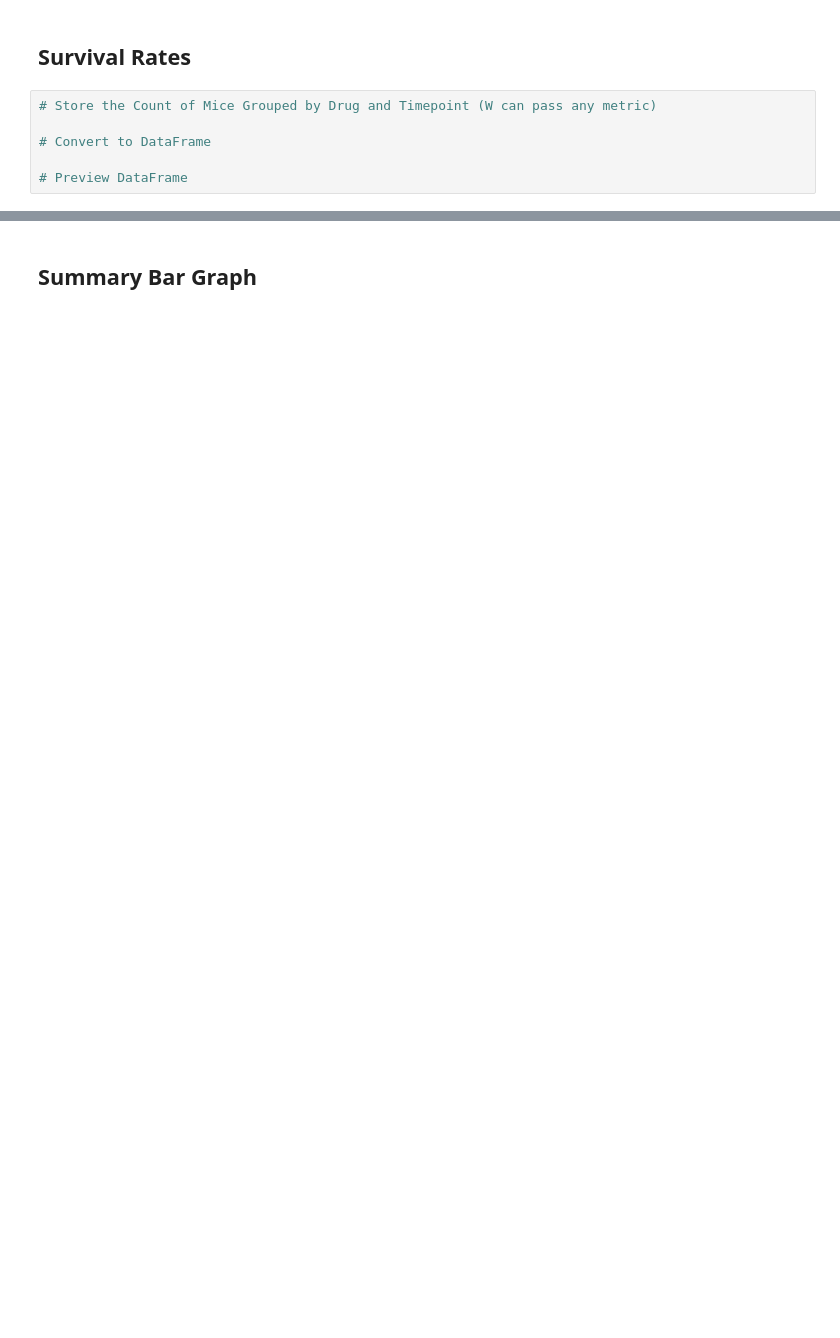
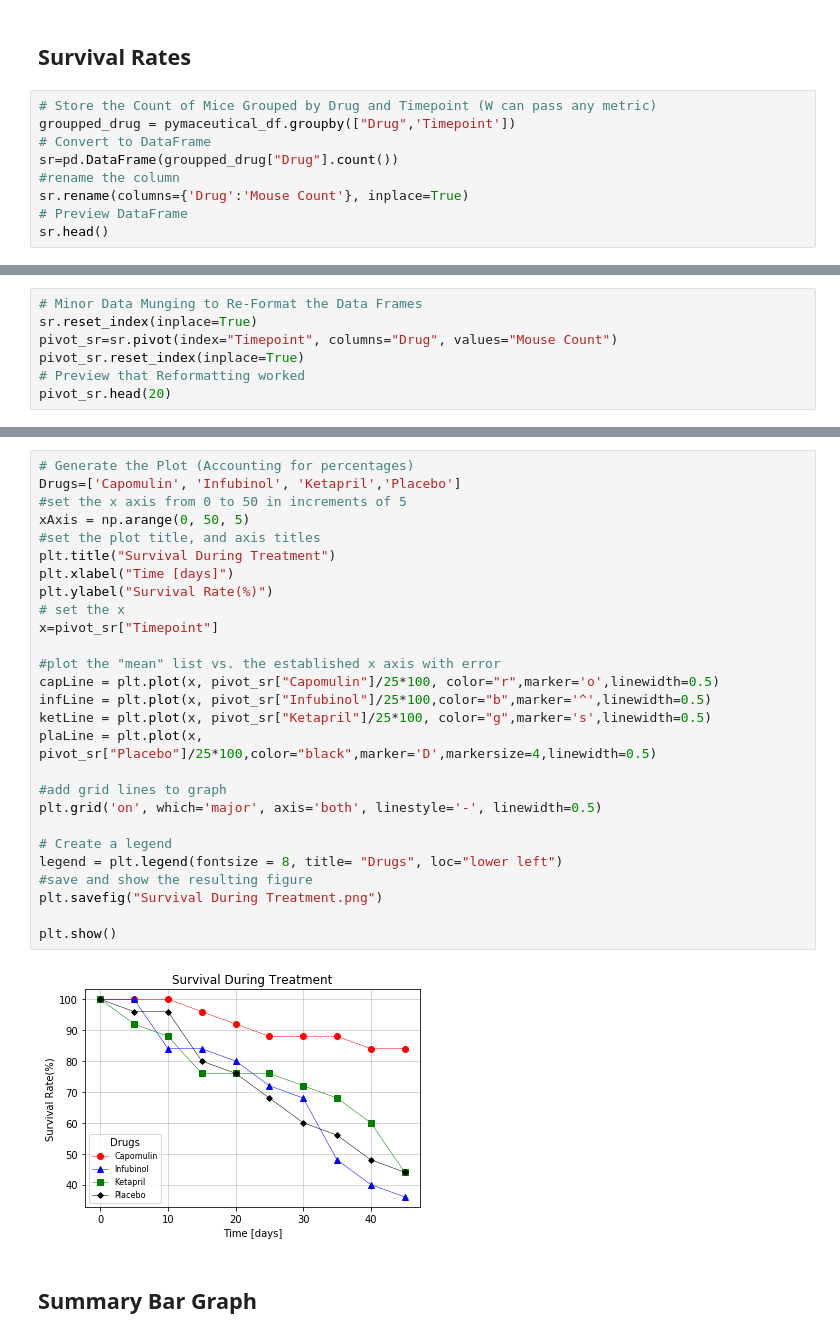
Before and after one commit to chyu1302/Matplotlib, a Jupyter notebook: Pymaceuticals.ipynb, the cells around one changed output, grey strips where cells are left out. Drawn from its saved outputs; the diff is of its cells as text; blank space fills up the shorter version.

```diff
--- a/Pymaceuticals.ipynb
+++ b/Pymaceuticals.ipynb
@@ -151,7 +244,10 @@ plt.show()
 ## Survival Rates
 # %%
 # Store the Count of Mice Grouped by Drug and Timepoint (W can pass any metric)
-
+groupped_drug = pymaceutical_df.groupby(["Drug",'Timepoint'])
 # Convert to DataFrame
-
+sr=pd.DataFrame(groupped_drug["Drug"].count())
+#rename the column
+sr.rename(columns={'Drug':'Mouse Count'}, inplace=True)
 # Preview DataFrame
+sr.head()
@@ -188,0 +262,7 @@ plt.show()
+# %%
+# Minor Data Munging to Re-Format the Data Frames
+sr.reset_index(inplace=True)
+pivot_sr=sr.pivot(index="Timepoint", columns="Drug", values="Mouse Count")
+pivot_sr.reset_index(inplace=True)
+# Preview that Reformatting worked
+pivot_sr.head(20)
@@ -189,3 +281,32 @@ plt.show()
+# %%
+# Generate the Plot (Accounting for percentages)
+Drugs=['Capomulin', 'Infubinol', 'Ketapril','Placebo']
+#set the x axis from 0 to 50 in increments of 5
+xAxis = np.arange(0, 50, 5)
+#set the plot title, and axis titles
+plt.title("Survival During Treatment")
+plt.xlabel("Time [days]")
+plt.ylabel("Survival Rate(%)")
+# set the x
+x=pivot_sr["Timepoint"]
+
+#plot the "mean" list vs. the established x axis with error
+capLine = plt.plot(x, pivot_sr["Capomulin"]/25*100, color="r",marker='o',linewidth=0.5)
+infLine = plt.plot(x, pivot_sr["Infubinol"]/25*100,color="b",marker='^',linewidth=0.5)
+ketLine = plt.plot(x, pivot_sr["Ketapril"]/25*100, color="g",marker='s',linewidth=0.5)
+plaLine = plt.plot(x, pivot_sr["Placebo"]/25*100,color="black",marker='D',markersize=4,linewidth=0.5)
+
+#add grid lines to graph
+plt.grid('on', which='major', axis='both', linestyle='-', linewidth=0.5)
+
+# Create a legend
+legend = plt.legend(fontsize = 8, title= "Drugs", loc="lower left")
+#save and show the resulting figure
+plt.savefig("Survival During Treatment.png")
+
+plt.show()
+# %% [output]
+[figure, added]
 # %% [markdown]
 ## Summary Bar Graph
 # %%
```
Also changed, not shown: parts of 30 cells of this notebook.
